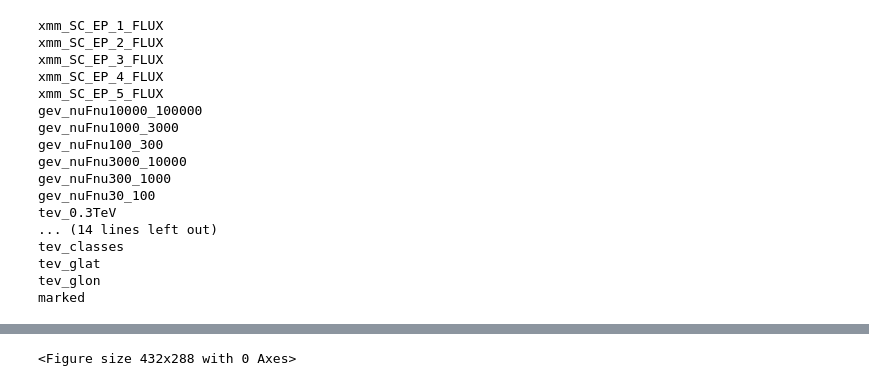
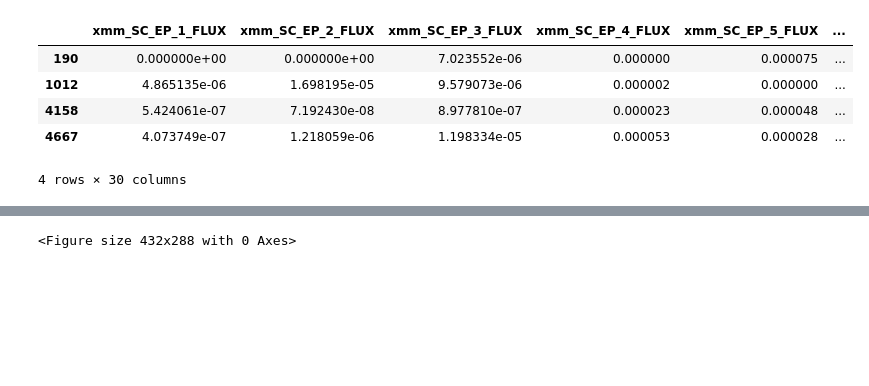
Before and after one commit to anaderi/gamma-bins, a Jupyter notebook: Spectra_image.ipynb, the cells around one changed output, grey strips where cells are left out. Drawn from its saved outputs; the diff is of its cells as text; code cells hidden in the pictures; blank space fills up the shorter version.

```diff
--- a/Spectra_image.ipynb
+++ b/Spectra_image.ipynb
@@ -20,24 +20,12 @@ def angsep(ra1,dec1,ra2,dec2):
     return SEP*180./numpy.pi
 # %%
 pd_common_gevtevxmm = pd.read_csv("markeddata/pd_gevtevxmm_simbadclasses_normalized.txt", sep='\t')
-# %%
-for i in pd_common_gevtevxmm.columns:
-    print(i)
-# %% [output]
-xmm_SC_EP_1_FLUX
-xmm_SC_EP_2_FLUX
-xmm_SC_EP_3_FLUX
-xmm_SC_EP_4_FLUX
-xmm_SC_EP_5_FLUX
-gev_nuFnu10000_100000
-gev_nuFnu1000_3000
-gev_nuFnu100_300
-gev_nuFnu3000_10000
-gev_nuFnu300_1000
-gev_nuFnu30_100
-tev_0.3TeV
-... (14 lines left out)
-tev_classes
-tev_glat
-tev_glon
-marked
+# %%
+pd_common_gevtevxmm[pd_common_gevtevxmm['marked'] != 0]
+# %% [output]
+|  | xmm_SC_EP_1_FLUX | xmm_SC_EP_2_FLUX | xmm_SC_EP_3_FLUX | xmm_SC_EP_4_FLUX | xmm_SC_EP_5_FLUX | ... |
+| 190 | 0.000000e+00 | 0.000000e+00 | 7.023552e-06 | 0.000000 | 0.000075 | ... |
+| 1012 | 4.865135e-06 | 1.698195e-05 | 9.579073e-06 | 0.000002 | 0.000000 | ... |
+| 4158 | 5.424061e-07 | 7.192430e-08 | 8.977810e-07 | 0.000023 | 0.000048 | ... |
+| 4667 | 4.073749e-07 | 1.218059e-06 | 1.198334e-05 | 0.000053 | 0.000028 | ... |
+4 rows × 30 columns
```
Also changed, not shown: parts of 3 cells of this notebook.
